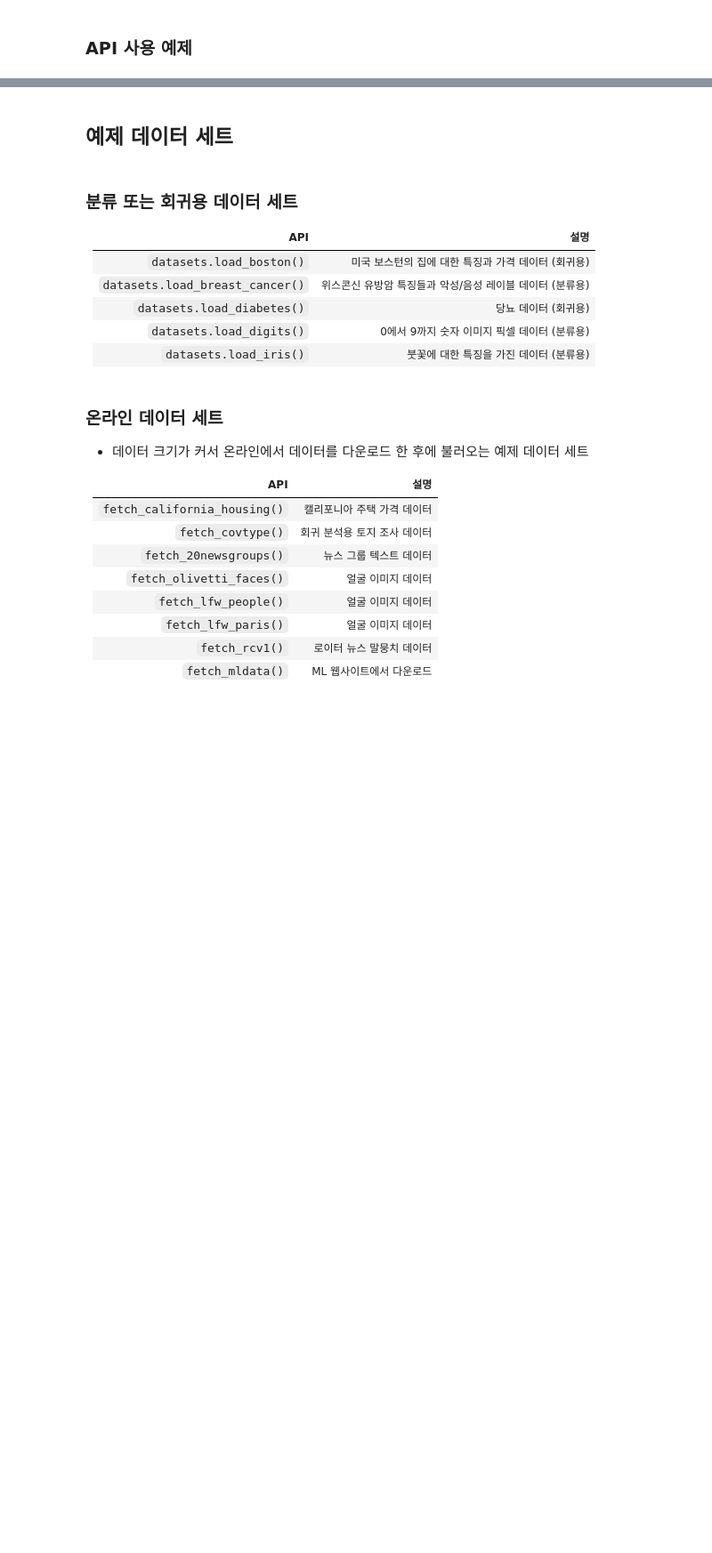
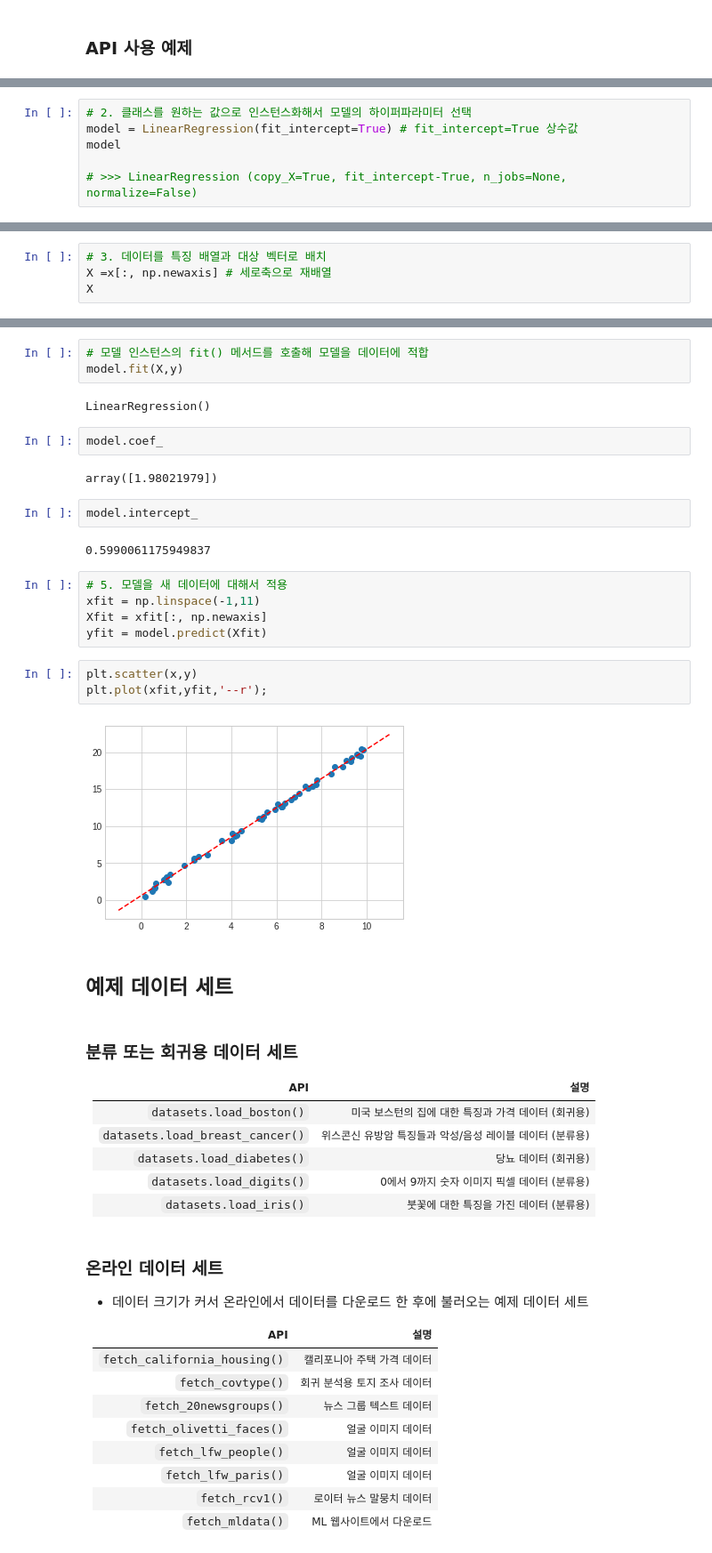
Before and after one commit to jeonbyeongguk/cuckoobee, a Jupyter notebook: Data Science/Machine Learning/_2_사이킷런(scikit_learn)_시작.ipynb, the cells around one changed output, grey strips where cells are left out. Shown at 89% size. Drawn from its saved outputs; the diff is of its cells as text; blank space fills up the shorter version.

```diff
--- a/Data Science/Machine Learning/_2_사이킷런(scikit_learn)_시작.ipynb
+++ b/Data Science/Machine Learning/_2_사이킷런(scikit_learn)_시작.ipynb
@@ -57,0 +74,6 @@
+# %%
+# 2. 클래스를 원하는 값으로 인스턴스화해서 모델의 하이퍼파라미터 선택
+model = LinearRegression(fit_intercept=True) # fit_intercept=True 상수값
+model
+
+# >>> LinearRegression (copy_X=True, fit_intercept-True, n_jobs=None, normalize=False)
@@ -57,0 +82,4 @@
+# %%
+# 3. 데이터를 특징 배열과 대상 벡터로 배치
+X =x[:, np.newaxis] # 세로축으로 재배열
+X
@@ -58,3 +104,26 @@
+# %%
+# 모델 인스턴스의 fit() 메서드를 호출해 모델을 데이터에 적합
+model.fit(X,y)
+# %% [output]
+LinearRegression()
+# %%
+model.coef_
+# %% [output]
+array([1.98021979])
+# %%
+model.intercept_
+# %% [output]
+0.5990061175949837
+# %%
+# 5. 모델을 새 데이터에 대해서 적용
+xfit = np.linspace(-1,11)
+Xfit = xfit[:, np.newaxis]
+yfit = model.predict(Xfit)
+# %%
+plt.scatter(x,y)
+plt.plot(xfit,yfit,'--r');
+# %% [output]
+[figure, added]
 # %% [markdown]
 ## 예제 데이터 세트
 # %% [markdown]
```
Also changed, not shown: parts of 20 cells of this notebook.
